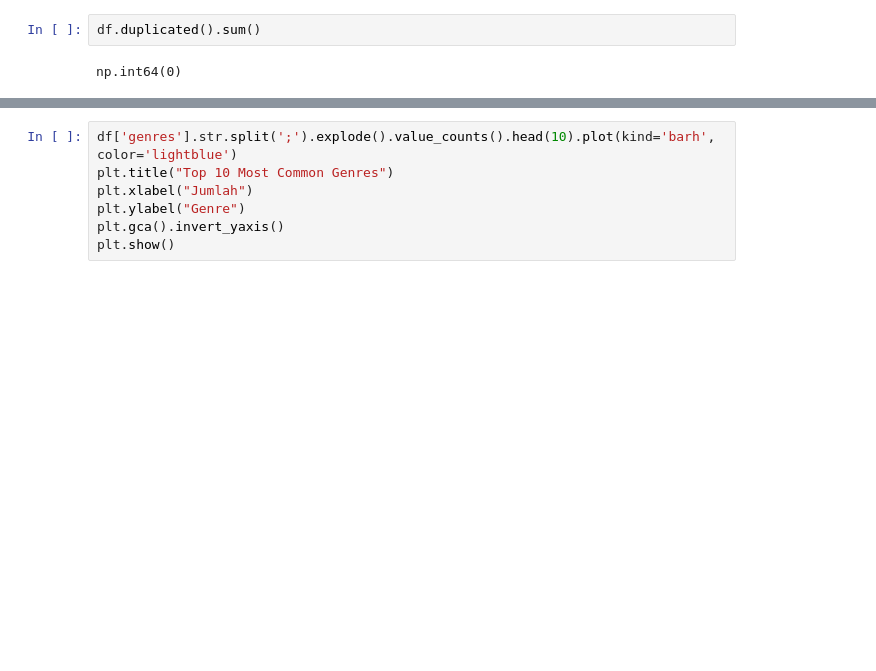
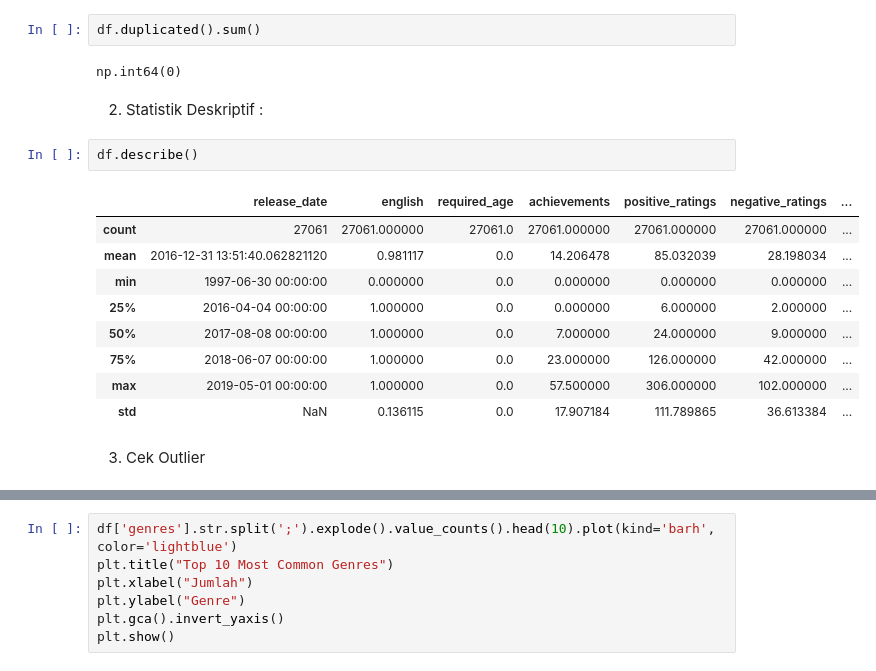
Before and after one commit to RizkyMlana/Recomendation-System-Project, a Jupyter notebook: notebooks/main.ipynb, the cells around one changed output, grey strips where cells are left out. Drawn from its saved outputs; the diff is of its cells as text; blank space fills up the shorter version.

```diff
--- a/notebooks/main.ipynb
+++ b/notebooks/main.ipynb
@@ -82,3 +132,19 @@ dtype: int64
 df.duplicated().sum()
 # %% [output]
 np.int64(0)
+# %% [markdown]
+2. Statistik Deskriptif : <br>
+# %%
+df.describe()
+# %% [output]
+|  | release_date | english | required_age | achievements | positive_ratings | negative_ratings | ... |
+| count | 27061 | 27061.000000 | 27061.0 | 27061.000000 | 27061.000000 | 27061.000000 | ... |
+| mean | 2016-12-31 13:51:40.062821120 | 0.981117 | 0.0 | 14.206478 | 85.032039 | 28.198034 | ... |
+| min | 1997-06-30 00:00:00 | 0.000000 | 0.0 | 0.000000 | 0.000000 | 0.000000 | ... |
+| 25% | 2016-04-04 00:00:00 | 1.000000 | 0.0 | 0.000000 | 6.000000 | 2.000000 | ... |
+| 50% | 2017-08-08 00:00:00 | 1.000000 | 0.0 | 7.000000 | 24.000000 | 9.000000 | ... |
+| 75% | 2018-06-07 00:00:00 | 1.000000 | 0.0 | 23.000000 | 126.000000 | 42.000000 | ... |
+| max | 2019-05-01 00:00:00 | 1.000000 | 0.0 | 57.500000 | 306.000000 | 102.000000 | ... |
+| std | NaN | 0.136115 | 0.0 | 17.907184 | 111.789865 | 36.613384 | ... |
+# %% [markdown]
+3. Cek Outlier
```
Also changed, not shown: parts of 16 cells of this notebook, 1 other file.
